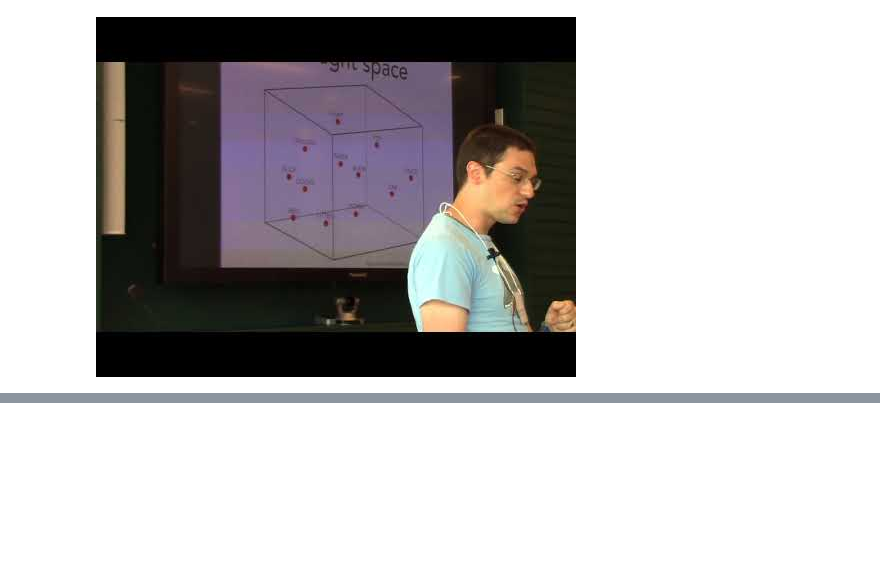
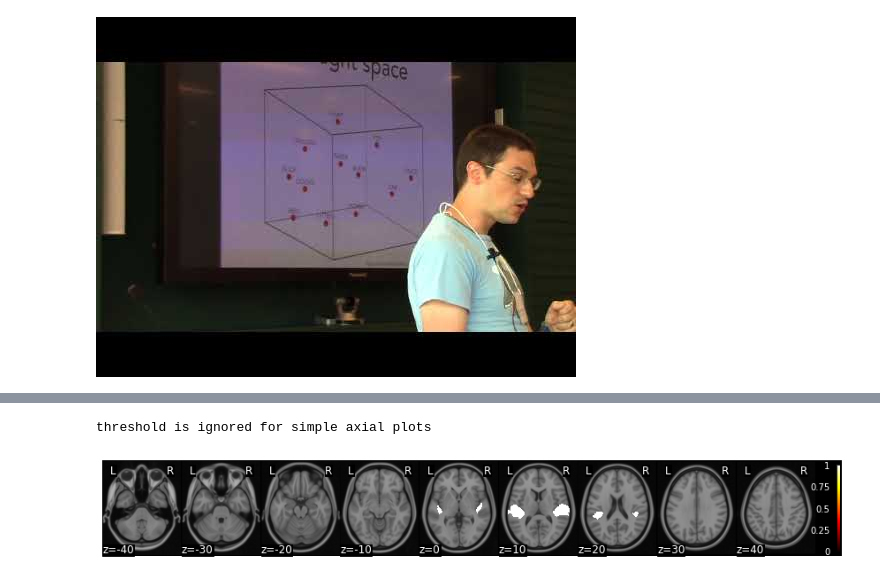
Before and after one commit to naturalistic-data-analysis/tutorial_development, a Jupyter notebook: hypertools/hypertools.ipynb, the cells around one changed output, grey strips where cells are left out. Drawn from its saved outputs; the diff is of its cells as text; code cells hidden in the pictures; blank space fills up the shorter version.

```diff
--- a/hypertools/hypertools.ipynb
+++ b/hypertools/hypertools.ipynb
@@ -234,0 +80,6 @@ For inspiration, also search for things like:
+# %%
+auditory_cortex = 35
+vectorized_mask[auditory_cortex].plot()
+# %% [output]
+threshold is ignored for simple axial plots
+[figure, added]
```
Also changed, not shown: parts of 58 cells of this notebook, 1 other file.
